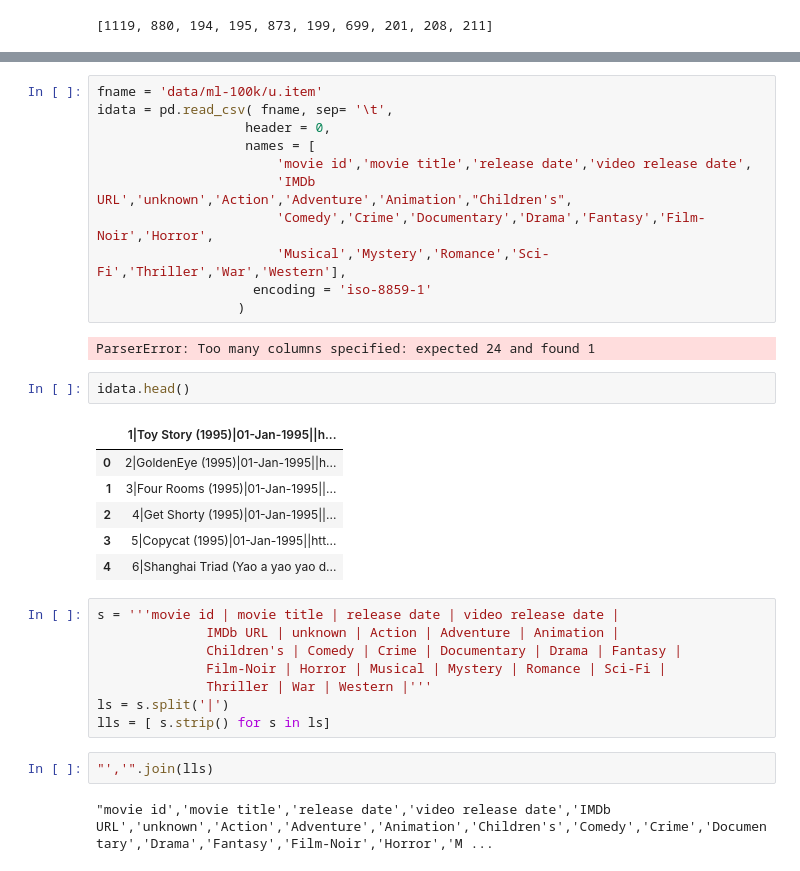
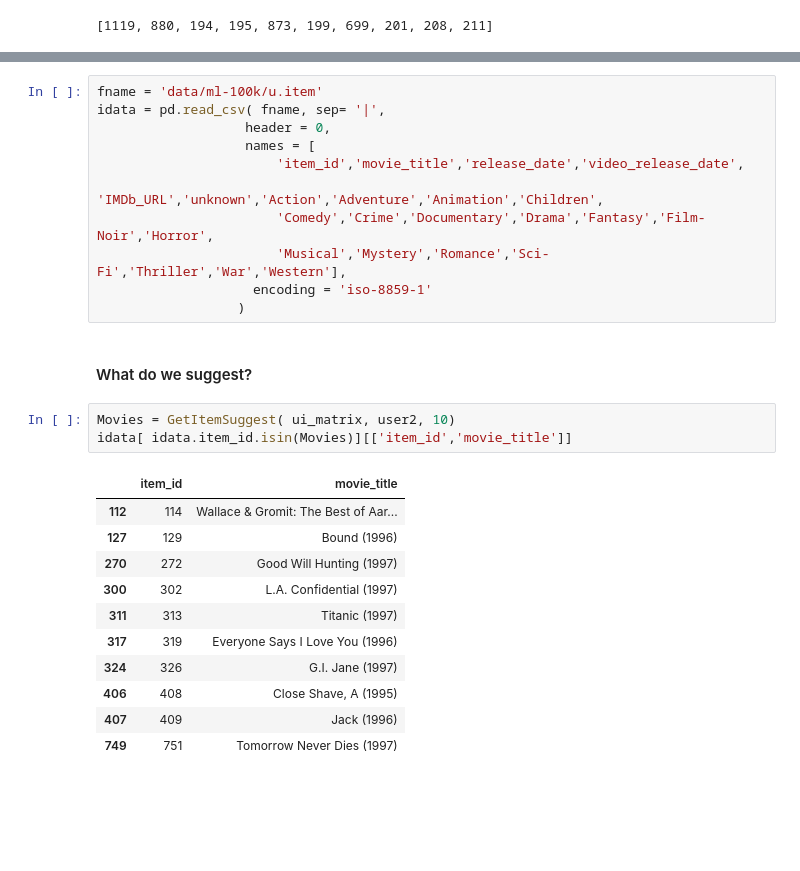
Before and after one commit to ohjho/ftds_oct_2018, a Jupyter notebook: Machine_Learning/NLP/recommendation_system/MovieLens_CollaborativeFiltering.ipynb, the cells around one changed output, grey strips where cells are left out. Cells and saved outputs as stored; diff of their text form; blank space fills up the shorter version.

```diff
--- a/Machine_Learning/NLP/recommendation_system/MovieLens_CollaborativeFiltering.ipynb
+++ b/Machine_Learning/NLP/recommendation_system/MovieLens_CollaborativeFiltering.ipynb
@@ -224,34 +232,28 @@ GetItemSuggest( ui_matrix, user1, 10)
 # %%
 fname = 'data/ml-100k/u.item'
-idata = pd.read_csv( fname, sep= '\t',
+idata = pd.read_csv( fname, sep= '|',
                    header = 0,
                    names = [
-                       'movie id','movie title','release date','video release date',
-                       'IMDb URL','unknown','Action','Adventure','Animation',"Children's",
+                       'item_id','movie_title','release_date','video_release_date',
+                       'IMDb_URL','unknown','Action','Adventure','Animation','Children',
                        'Comedy','Crime','Documentary','Drama','Fantasy','Film-Noir','Horror',
                        'Musical','Mystery','Romance','Sci-Fi','Thriller','War','Western'],
                     encoding = 'iso-8859-1'
                   )
-# %% [output]
-ParserError: Too many columns specified: expected 24 and found 1
-# %%
-idata.head()
-# %% [output]
-|  | 1|Toy Story (1995)|01-Jan-1995||h... |
-| 0 | 2|GoldenEye (1995)|01-Jan-1995||h... |
-| 1 | 3|Four Rooms (1995)|01-Jan-1995||... |
-| 2 | 4|Get Shorty (1995)|01-Jan-1995||... |
-| 3 | 5|Copycat (1995)|01-Jan-1995||htt... |
-| 4 | 6|Shanghai Triad (Yao a yao yao d... |
-# %%
-s = '''movie id | movie title | release date | video release date |
-              IMDb URL | unknown | Action | Adventure | Animation |
-              Children's | Comedy | Crime | Documentary | Drama | Fantasy |
-              Film-Noir | Horror | Musical | Mystery | Romance | Sci-Fi |
-              Thriller | War | Western |'''
-ls = s.split('|')
-lls = [ s.strip() for s in ls]
-# %%
-"','".join(lls)
-# %% [output]
-"movie id','movie title','release date','video release date','IMDb URL','unknown','Action','Adventure','Animation','Children's','Comedy','Crime','Documentary','Drama','Fantasy','Film-Noir','Horror','M ...
+# %% [markdown]
+#### What do we suggest?
+# %%
+Movies = GetItemSuggest( ui_matrix, user2, 10)
+idata[ idata.item_id.isin(Movies)][['item_id','movie_title']]
+# %% [output]
+|  | item_id | movie_title |
+| 112 | 114 | Wallace & Gromit: The Best of Aar... |
+| 127 | 129 | Bound (1996) |
+| 270 | 272 | Good Will Hunting (1997) |
+| 300 | 302 | L.A. Confidential (1997) |
+| 311 | 313 | Titanic (1997) |
+| 317 | 319 | Everyone Says I Love You (1996) |
+| 324 | 326 | G.I. Jane (1997) |
+| 406 | 408 | Close Shave, A (1995) |
+| 407 | 409 | Jack (1996) |
+| 749 | 751 | Tomorrow Never Dies (1997) |
```
Also changed, not shown: parts of 12 cells of this notebook.
